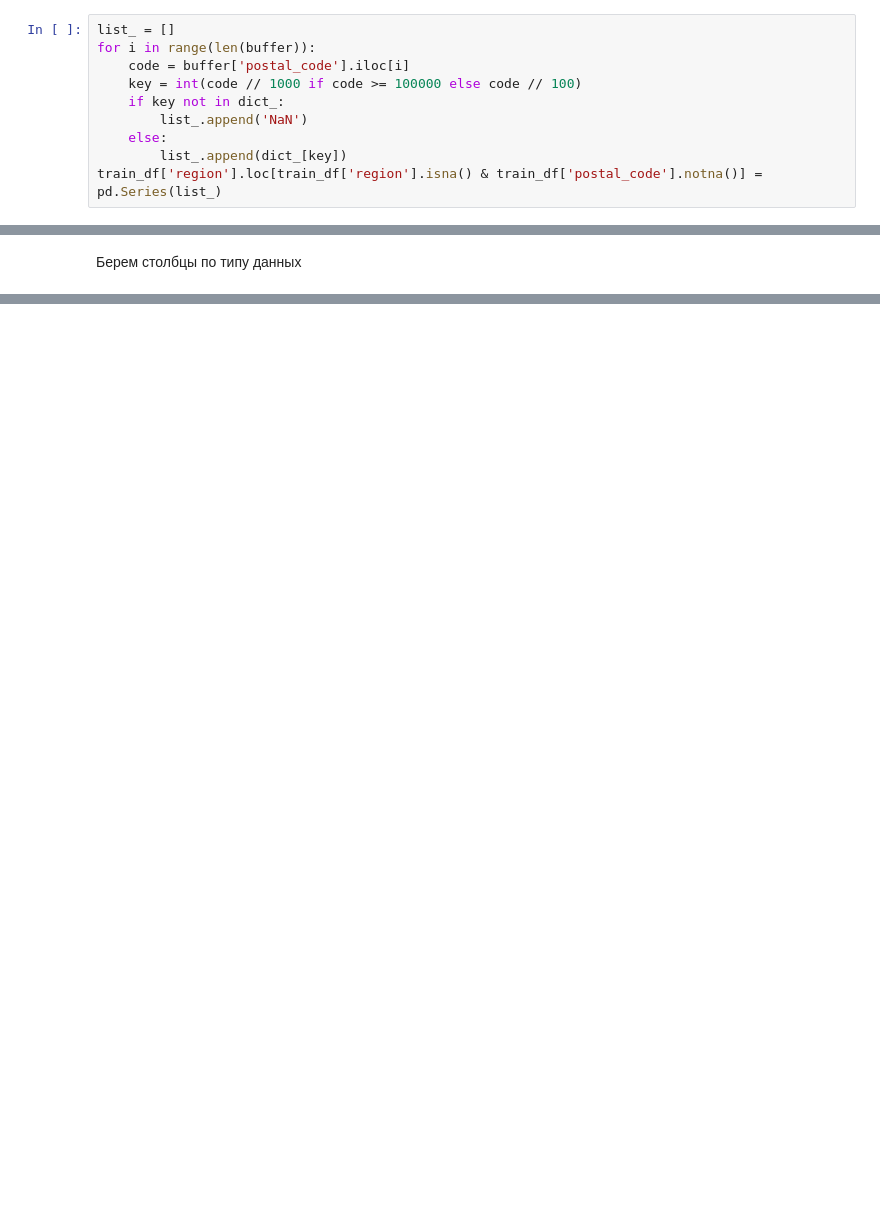
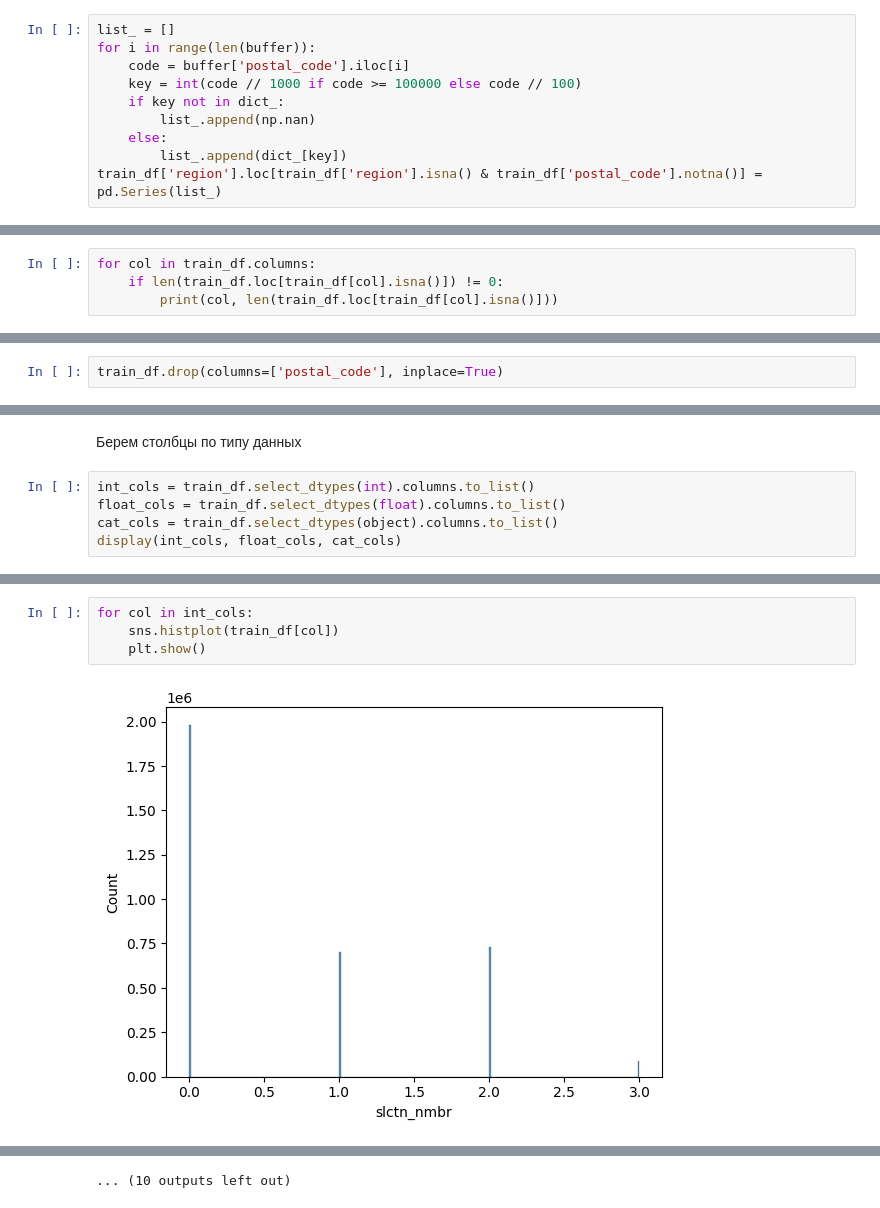
Before and after one commit to zibestr/AI-Hackathon-SFD, a Jupyter notebook: main.ipynb, the cells around one changed output, grey strips where cells are left out. Saved outputs shown, nothing was run; the diff lists cells and outputs as text; blank space fills up the shorter version.

Commit message:
add int graphics

```diff
--- a/main.ipynb
+++ b/main.ipynb
@@ -219,7 +219,7 @@ for i in range(len(buffer)):
     code = buffer['postal_code'].iloc[i]
     key = int(code // 1000 if code >= 100000 else code // 100)
     if key not in dict_:
-        list_.append('NaN')
+        list_.append(np.nan)
     else:
         list_.append(dict_[key])
 train_df['region'].loc[train_df['region'].isna() & train_df['postal_code'].notna()] = pd.Series(list_)
@@ -256,0 +259,4 @@ train_df.loc[train_df['region'].isnull()]
+# %%
+for col in train_df.columns:
+    if len(train_df.loc[train_df[col].isna()]) != 0:
+        print(col, len(train_df.loc[train_df[col].isna()]))
@@ -257,2 +268,4 @@ train_df.loc[train_df['region'].isnull()]
+# %%
+train_df.drop(columns=['postal_code'], inplace=True)
 # %% [markdown]
 ## Графики
@@ -259,2 +277,7 @@ train_df.loc[train_df['region'].isnull()]
 # %% [markdown]
 Берем столбцы по типу данных
+# %%
+int_cols = train_df.select_dtypes(int).columns.to_list()
+float_cols = train_df.select_dtypes(float).columns.to_list()
+cat_cols = train_df.select_dtypes(object).columns.to_list()
+display(int_cols, float_cols, cat_cols)
@@ -260,0 +316,6 @@ train_df.loc[train_df['region'].isnull()]
+# %%
+for col in int_cols:
+    sns.histplot(train_df[col])
+    plt.show()
+# %% [output]
+[figure, added]
@@ -260,0 +333 @@ train_df.loc[train_df['region'].isnull()]
+... (10 outputs left out)
```
Also changed, not shown: parts of 6 cells of this notebook.
